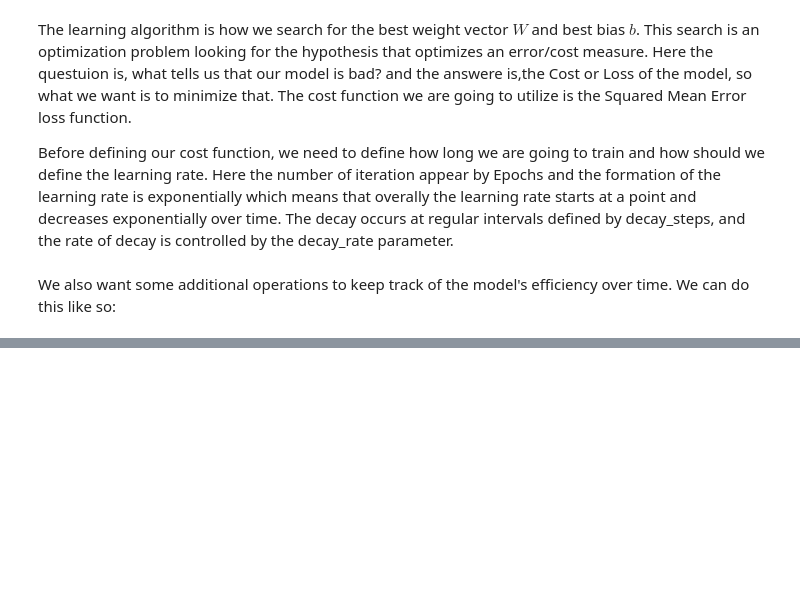
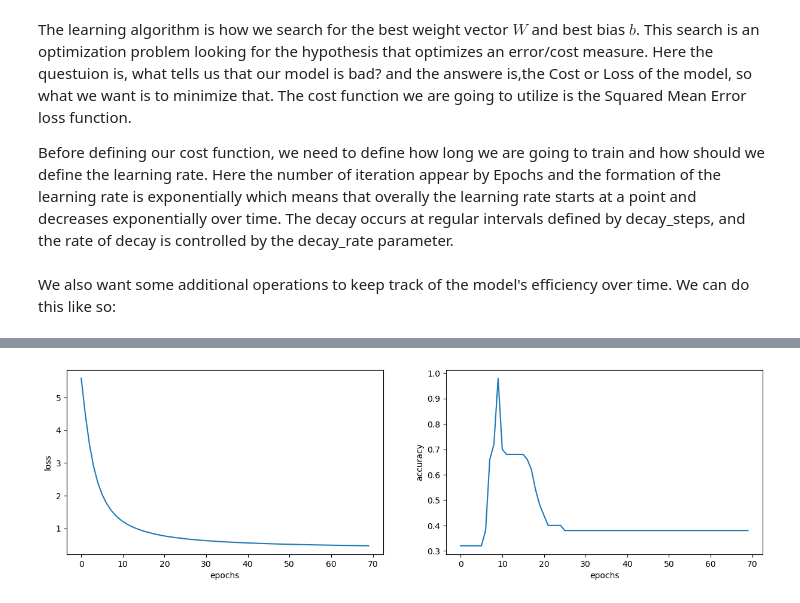
Before and after one commit to mehrankhosrojerdi/TensorFlow, a Jupyter notebook: TensorFlow Handout.ipynb, the cells around one changed output, grey strips where cells are left out. Drawn from its saved outputs; the diff is of its cells as text; code cells hidden in the pictures; blank space fills up the shorter version.

```diff
--- a/TensorFlow Handout.ipynb
+++ b/TensorFlow Handout.ipynb
@@ -384,7 +390,7 @@ trainX, testX, trainY, testY = train_test_split(iris_X, iris_y, test_size=0.33,
 trainX = tf.constant(trainX, dtype = 'float32')
 trainY = tf.constant(trainY, dtype = 'float32')
 testX = tf.constant(testX, dtype = 'float32')
-testX = tf.constant(testX, dtype = 'float32')
+testY = tf.constant(testY, dtype = 'float32')
 
 numFeature = trainX.shape[1]
 numLabels = trainY.shape[1]
@@ -429,12 +441,10 @@ However, for the sake of clarity, we can have it broken into its three main comp
 
 As such, you will find these components defined as three separate operations below.
 # %%
-def logistic_regression_model(x,w,b):
-
-    apply_weights = tf.matmul(x, w, name = 'apply_weight')
-    add_bias = tf.add(apply_weights, b, name = 'add_bias')
-    activation=tf.nn.sigmoid(add_bias, name='activation')
-
+def logistic_regression(x,w,b):
+    apply_weights = tf.matmul(x, w, name="apply_weights")
+    add_bias = tf.add(apply_weights, b, name="add_bias")
+    activation = tf.nn.sigmoid(add_bias, name="activation")
     return activation
 # %% [markdown]
 #### Training The model
@@ -443,15 +453,15 @@ The learning algorithm is how we search for the best weight vector $W$ and best
 
 Before defining our cost function, we need to define how long we are going to train and how should we define the learning rate. Here the number of iteration appear by Epochs and the formation of the learning rate is exponentially which means that overally the learning rate starts at a point and decreases exponentially over time. The decay occurs at regular intervals defined by decay_steps, and the rate of decay is controlled by the decay_rate parameter.
 # %%
-Epochs = 100
+Epochs = 700
 
-learning_rate = tf.keras.optimizers.schedules.ExponentialDecay(initial_learning_rate=0.0008,
-                                                               decay_steps = trainX.shape[0],
-                                                               decay_rate = 0.95,
-                                                               staircase = True)
+learningRate = tf.keras.optimizers.schedules.ExponentialDecay(initial_learning_rate=0.0008,
+                                                                decay_steps=trainX.shape[0],
+                                                                decay_rate= 0.95,
+                                                                staircase=True)
 
-loss_object = tf.keras.losses.MeanSquaredLogarithmicError()
-optimizer = tf.keras.optimizers.SGD(learning_rate)
+loss_object = tf.keras.losses.Poisson()
+optimizer = tf.keras.optimizers.SGD(learningRate)
 # %% [markdown]
 We also want some additional operations to keep track of the model's efficiency over time. We can do this like so:
 # %%
@@ -462,11 +472,11 @@ def accuracy(y_pred, y_true):
     return tf.reduce_mean(tf.cast(correct_prediction, tf.float32))
 # %%
 def run_optimization(x, y, w, b):
-    with tf.GradientTape() as tape:
+    with tf.GradientTape() as Tape:
     # Forward Pass
-        pred = logistic_regression_model(x, w, b)
+        pred = logistic_regression(x,w,b)
         loss = loss_object(pred, y)
     # Backward Pass
-    gradients = tape.gradient(loss, [w, b])
+    gradients = Tape.gradient(loss, [w, b])
     # Optimization Step:
     optimizer.apply_gradients(zip(gradients, [w, b]))
@@ -472,0 +549,10 @@ def run_optimization(x, y, w, b):
+# %%
+fig, ax = plt.subplots(1,2,figsize = (15,4));
+ax[0].plot(loss_values);
+ax[0].set_xlabel('epochs');
+ax[0].set_ylabel('loss');
+ax[1].plot(accuracy_values);
+ax[1].set_xlabel('epochs');
+ax[1].set_ylabel('accuracy');
+# %% [output]
+[figure, added]
```
Also changed, not shown: parts of 7 cells of this notebook.
